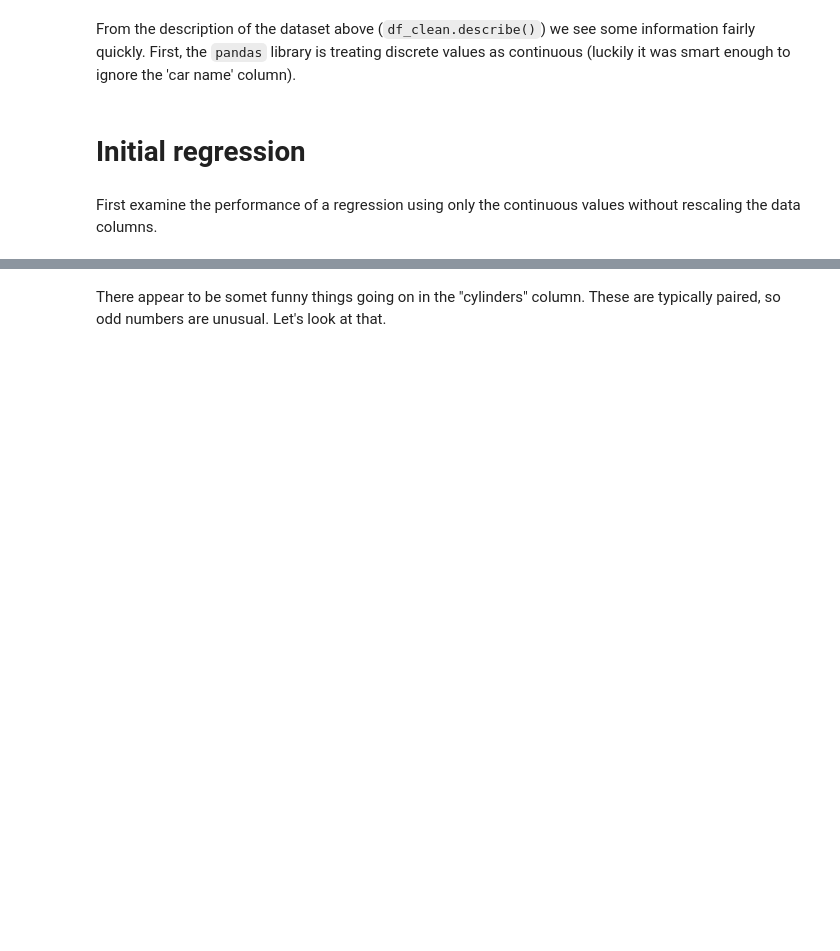
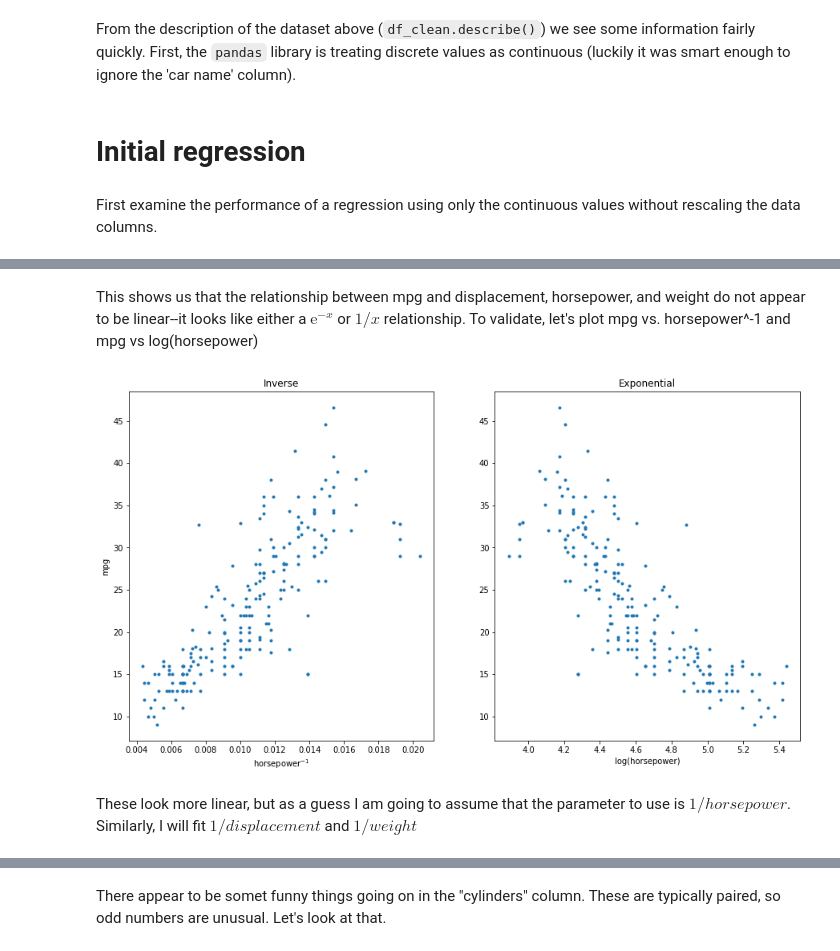
Before and after one commit to piovere/nucnotes, a Jupyter notebook: cosc528/Projects/Project01/Project 01.ipynb, the cells around one changed output, grey strips where cells are left out. Drawn from its saved outputs; the diff is of its cells as text; code cells hidden in the pictures; blank space fills up the shorter version.

```diff
--- a/cosc528/Projects/Project01/Project 01.ipynb
+++ b/cosc528/Projects/Project01/Project 01.ipynb
@@ -131,2 +131,23 @@ sns.pairplot(train_continuous)
+# %% [markdown]
+This shows us that the relationship between mpg and displacement, horsepower, and weight do not appear to be linear--it looks like either a $\mathrm{e}^{-x}$ or $1/x$ relationship. To validate, let's plot mpg vs. horsepower^-1 and mpg vs log(horsepower)
+# %%
+f = plt.figure(figsize=(15, 8))
+
+ax1 = f.add_subplot(121)
+ax1.plot(1/train['horsepower'], train['mpg'], '.')
+ax1.set_title('Inverse')
+ax1.set_xlabel(r'horsepower$^{-1}$')
+ax1.set_ylabel('mpg')
+
+ax2 = f.add_subplot(122, sharey=ax1)
+ax2.plot(np.log(train['horsepower']), train['mpg'], '.')
+ax2.set_title('Exponential')
+ax2.set_xlabel('log(horsepower)')
+
+plt.show()
+# %% [output]
+[figure, added]
+# %% [markdown]
+These look more linear, but as a guess I am going to assume that the parameter to use is $1/horsepower$. Similarly, I will fit $1/displacement$ and $1/weight$
 # %%
 sns.pairplot(train)
```
Also changed, not shown: parts of 37 cells of this notebook.
